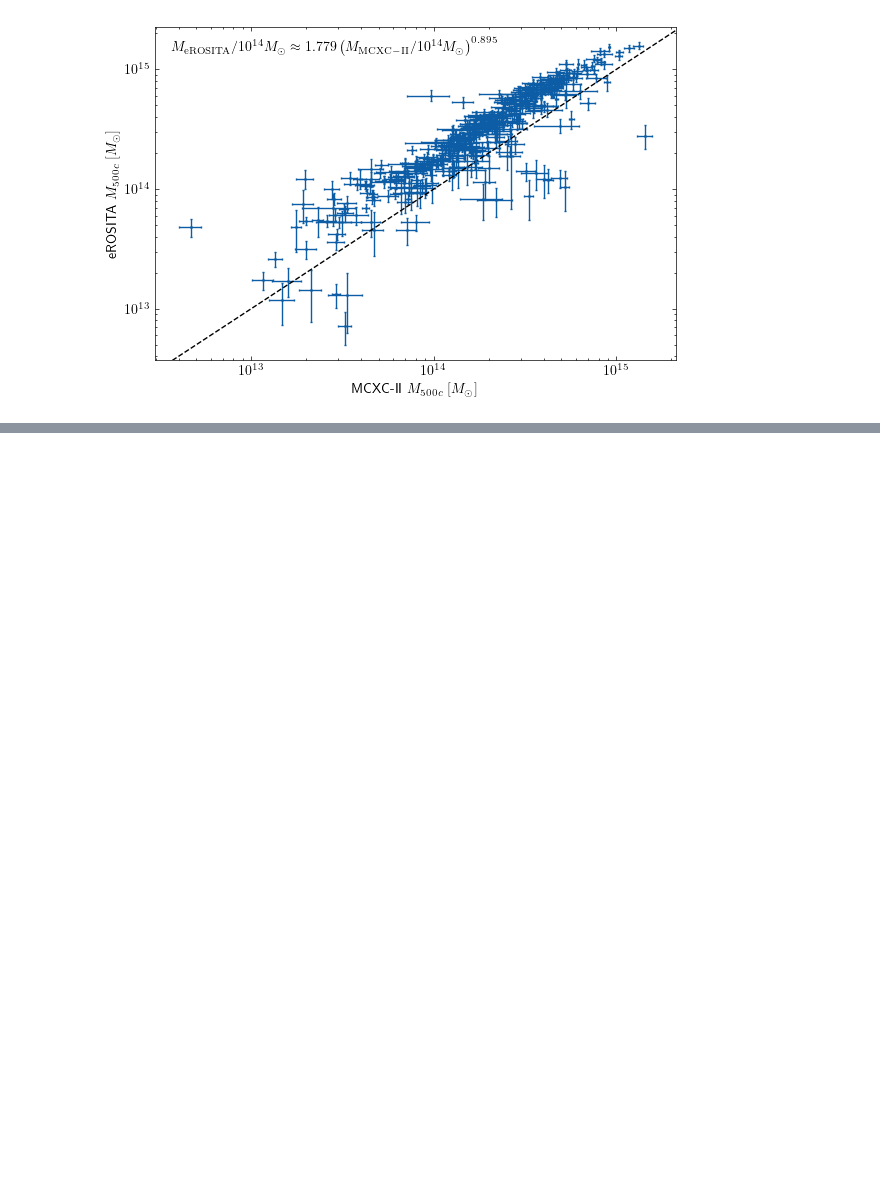
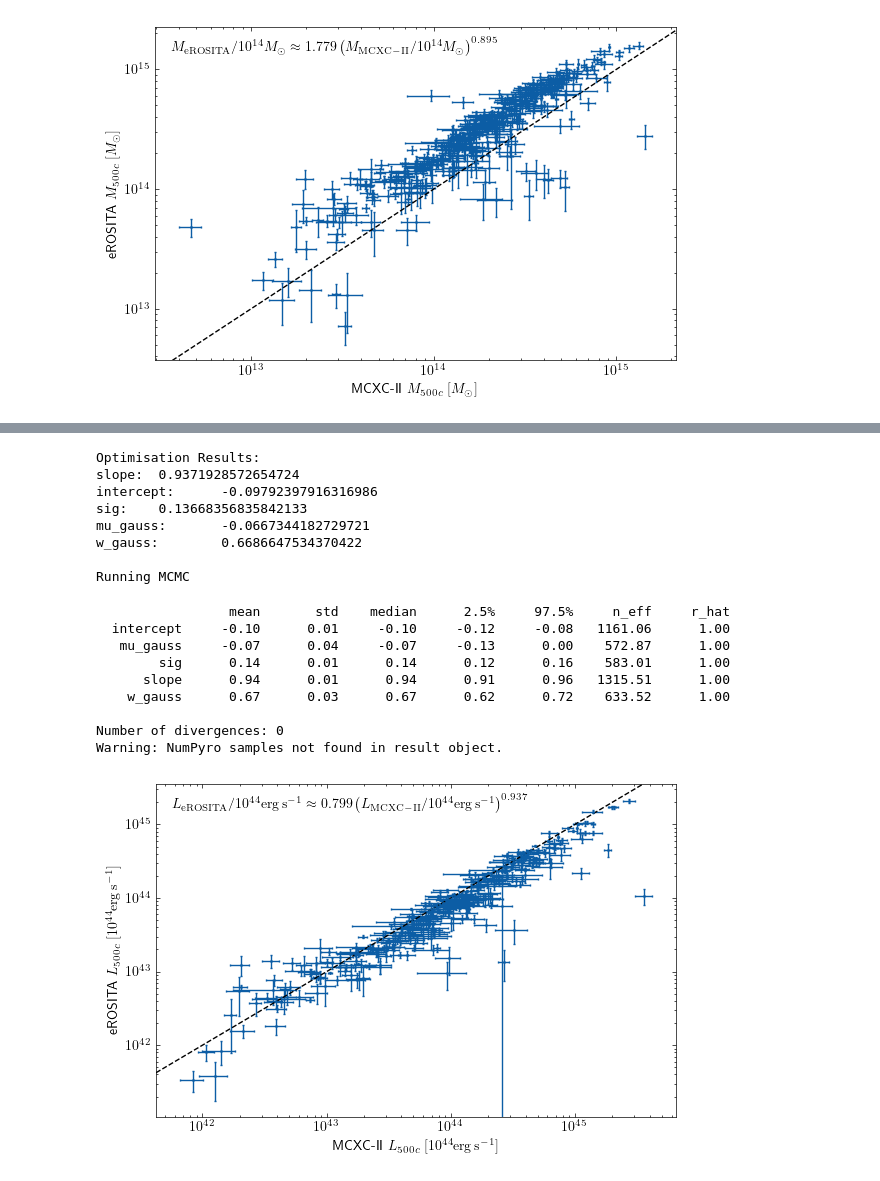
Before and after one commit to Richard-Sti/CMBOlympics, a Jupyter notebook: notebooks/comparison_mass_xray_tSZ.ipynb, the cells around one changed output, grey strips where cells are left out. Drawn from its saved outputs; the diff is of its cells as text; code cells hidden in the pictures; blank space fills up the shorter version.

```diff
--- a/notebooks/comparison_mass_xray_tSZ.ipynb
+++ b/notebooks/comparison_mass_xray_tSZ.ipynb
@@ -225,0 +266,74 @@ Warning: NumPyro samples not found in result object.
+# %%
+matches, ang_sep, dcz = cmbo.io.match_mcxc_to_erass(
+    data_MCXC, data_eRASS,
+    max_cz_diff_kms=300,
+    max_sep_arcmin=5
+)
+MCXC_matched, eRASS_matched = cmbo.io.build_matched_catalogues(
+    data_MCXC, data_eRASS, matches
+)
+
+L_MCXC = MCXC_matched["L500"]
+e_L_MCXC = MCXC_matched["eL500"]
+
+L_eRASS = eRASS_matched["L500"] * 1e-2
+e_L_eRASS = eRASS_matched["eL500"] * 1e-2
+
+fitter = cmbo.utils.LinearRoxyFitter()
+res = fitter.fit(
+    np.log10(L_MCXC), np.log10(L_eRASS),
+    xerr=e_L_MCXC / (L_MCXC * np.log(10)), yerr=e_L_eRASS / (L_eRASS * np.log(10)),
+    method="mnr", x_pivot=44, y_pivot=44, nsamp=1000)
+fitter.print_summary()
+
+a = np.mean(res["slope"])
+b = np.mean(res["intercept"])
+
+# --- Plot ---
+with plt.style.context('science'):
+    fig, ax = plt.subplots(figsize=(6,4))
+
+    ax.errorbar(
+        L_MCXC, L_eRASS,
+        xerr=e_L_MCXC, yerr=e_L_eRASS,
+        fmt='o', capsize=1, ms=1
+    )
+
+    ax.axline([1e44, 1e44], slope=1, color='k', linestyle='--')
+
+    ax.set_xscale("log")
+    ax.set_yscale("log")
+
+    ax.set_xlabel(r"MCXC-II $L_{500c} ~ [10^{44} \mathrm{erg\,s}^{-1}]$")
+    ax.set_ylabel(r"eROSITA $L_{500c} ~ [10^{44} \mathrm{erg\,s}^{-1}]$")
+
+    ax.text(
+        0.03, 0.97,
+        rf"$L_{{\rm eROSITA}} / 10^{{44}} \mathrm{{erg\,s}}^{{-1}} \approx {{{10**b:.3f}}}"
+        rf"\left(L_{{\rm MCXC-II}}/ 10^{{44}} \mathrm{{erg\,s}}^{{-1}}\right)^{{{a:.3f}}}$",
+        transform=ax.transAxes,
+        va="top", ha="left"
+    )
+
+    fig.tight_layout()
+    fig.savefig("/Users/rstiskalek/Downloads/L_comparison_MCXC_eRASS.png", dpi=300)
+    fig.show()
+# %% [output]
+Optimisation Results:
+slope:  0.9371928572654724
+intercept:      -0.09792397916316986
+sig:    0.13668356835842133
+mu_gauss:       -0.0667344182729721
+w_gauss:        0.6686647534370422
+
+Running MCMC
+                 mean       std    median      2.5%     97.5%     n_eff     r_hat
+  intercept     -0.10      0.01     -0.10     -0.12     -0.08   1161.06      1.00
+   mu_gauss     -0.07      0.04     -0.07     -0.13      0.00    572.87      1.00
+        sig      0.14      0.01      0.14      0.12      0.16    583.01      1.00
+      slope      0.94      0.01      0.94      0.91      0.96   1315.51      1.00
+    w_gauss      0.67      0.03      0.67      0.62      0.72    633.52      1.00
+
+Number of divergences: 0
+Warning: NumPyro samples not found in result object.
+[figure, added]
```
Also changed, not shown: parts of 2 cells of this notebook, 1 other file.
